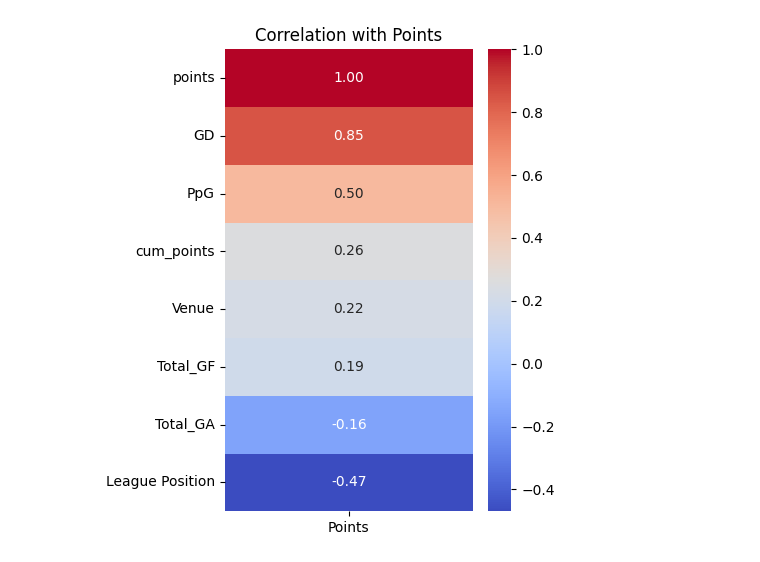
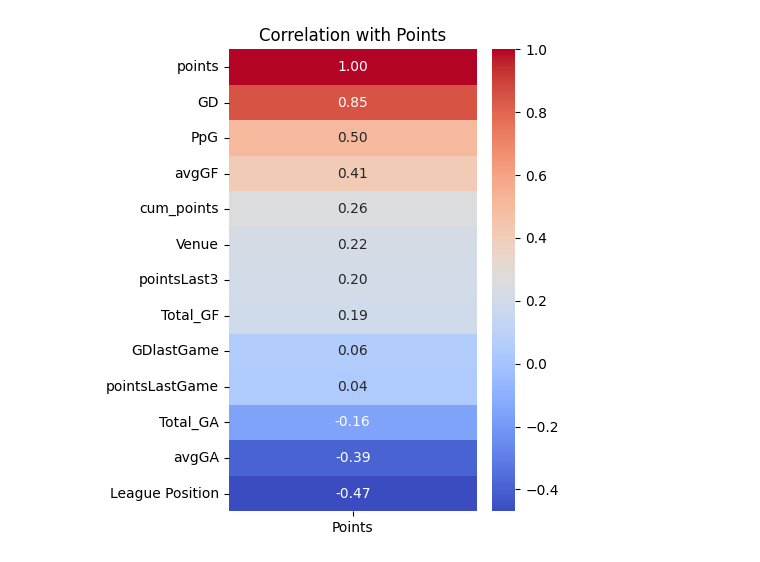
Before and after one commit to alepeco/Football_Predictor, a Jupyter notebook: model.ipynb, the cells around one changed output. Drawn from its saved outputs; the diff is of its cells as text; code cells hidden in the pictures.

Commit message:
Changes to be committed: 	modified:   combined_data.csv 	modified:   model.ipynb

```diff
--- a/model.ipynb
+++ b/model.ipynb
@@ -214,6 +214,40 @@ combined_df.sort_values(by=['Team', 'Date'], inplace=True)
 combined_df['Total_GF'] = combined_df.groupby('Team')['GF'].cumsum()
 combined_df['Total_GA'] = combined_df.groupby('Team')['GA'].cumsum()
 
+combined_df['pointsLast3'] = combined_df.groupby('Team')['points'].transform(lambda x: x.rolling(window=3, min_periods=1).sum().shift())
+
+# Assuming 'combined_df' is sorted by team and date
+combined_df.sort_values(by=['Team', 'Date'], inplace=True)
+
+# Calculate the cumulative sum of goals for and against for each team
+combined_df['cum_GF'] = combined_df.groupby('Team')['GF'].cumsum()
+combined_df['cum_GA'] = combined_df.groupby('Team')['GA'].cumsum()
+
+# Calculate the cumulative count of matches for each team to use for the average
+combined_df['match_count'] = combined_df.groupby('Team').cumcount() + 1
+
+# Calculate the average goals for and against for each team up to each match
+combined_df['avgGF'] = combined_df['cum_GF'] / combined_df['match_count']
+combined_df['avgGA'] = combined_df['cum_GA'] / combined_df['match_count']
+
+# Optionally, you can drop the intermediate columns if they are no longer needed
+combined_df.drop(['cum_GF', 'cum_GA', 'match_count'], axis=1, inplace=True)
+
+# Ensure the DataFrame is sorted by team and date to correctly apply shifts
+combined_df.sort_values(by=['Team', 'Date'], inplace=True)
+
+# Calculate 'pointsLastGame' by shifting the 'points' column for each team
+combined_df['pointsLastGame'] = combined_df.groupby('Team')['points'].shift()
+
+# Calculate goal difference for each game, then shift to get 'GDlastGame'
+combined_df['GD'] = combined_df['GF'] - combined_df['GA']
+combined_df['GDlastGame'] = combined_df.groupby('Team')['GD'].shift()
+
+# After these operations, you might have NaN values for the first game of each team
+# since there is no "last game" to reference. You can decide to fill these NaNs with 0 or another appropriate value.
+combined_df['pointsLastGame'].fillna(0, inplace=True)
+combined_df['GDlastGame'].fillna(0, inplace=True)
+
 # Optionally, after calculating these, you might want to sort the DataFrame back to your preferred order
 combined_df.sort_values(by=['Date', 'Round'], inplace=True)
 
@@ -241,21 +287,21 @@ print(combined_df)
 # %%
 import seaborn as sns
 import matplotlib.pyplot as plt
 
 # Step 1: Define a list of specific features you're interested in, including "Points"
-features_of_interest = ['points', 'Total_GF', 'Total_GA', 'PpG', 'GD', 'Venue', 'cum_points', 'League Position']
+features_of_interest = ['points', 'Total_GF', 'Total_GA', 'PpG', 'GD', 'Venue', 'cum_points', 'League Position', 'pointsLast3', 'avgGF', 'avgGA', 'pointsLastGame', 'GDlastGame']
 
 # Step 2: Compute the correlation matrix for only these selected features
 selected_corr_matrix = combined_df[features_of_interest].corr()
 
 # Extract the 'Points' column from the correlation matrix for visualization
 points_corr = selected_corr_matrix.loc[:, ['points']].sort_values(by='points', ascending=False)
 
 # Step 3: Visualize the correlation of selected features with 'Points'
 plt.figure(figsize=(4, 6))  # Adjust figure size as needed
 heatmap = sns.heatmap(points_corr, annot=True, cmap='coolwarm', cbar=True, fmt='.2f',
                       yticklabels=points_corr.index, xticklabels=['Points'])
 plt.title('Correlation with Points')
 plt.show()
 # %% [output]
-[figure, old version]
+[figure, new version]
```
Also changed, not shown: parts of 2 cells of this notebook, 1 other file.
